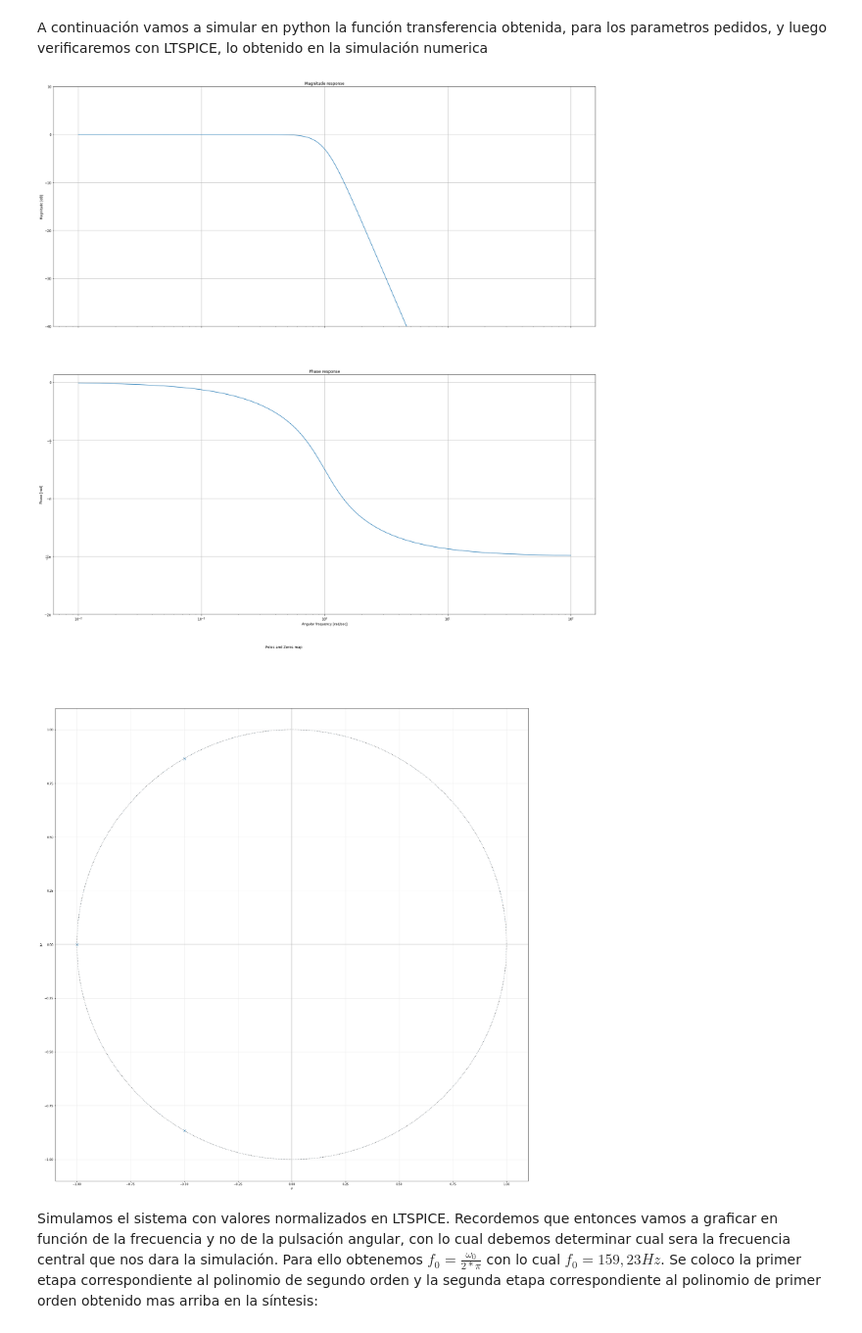
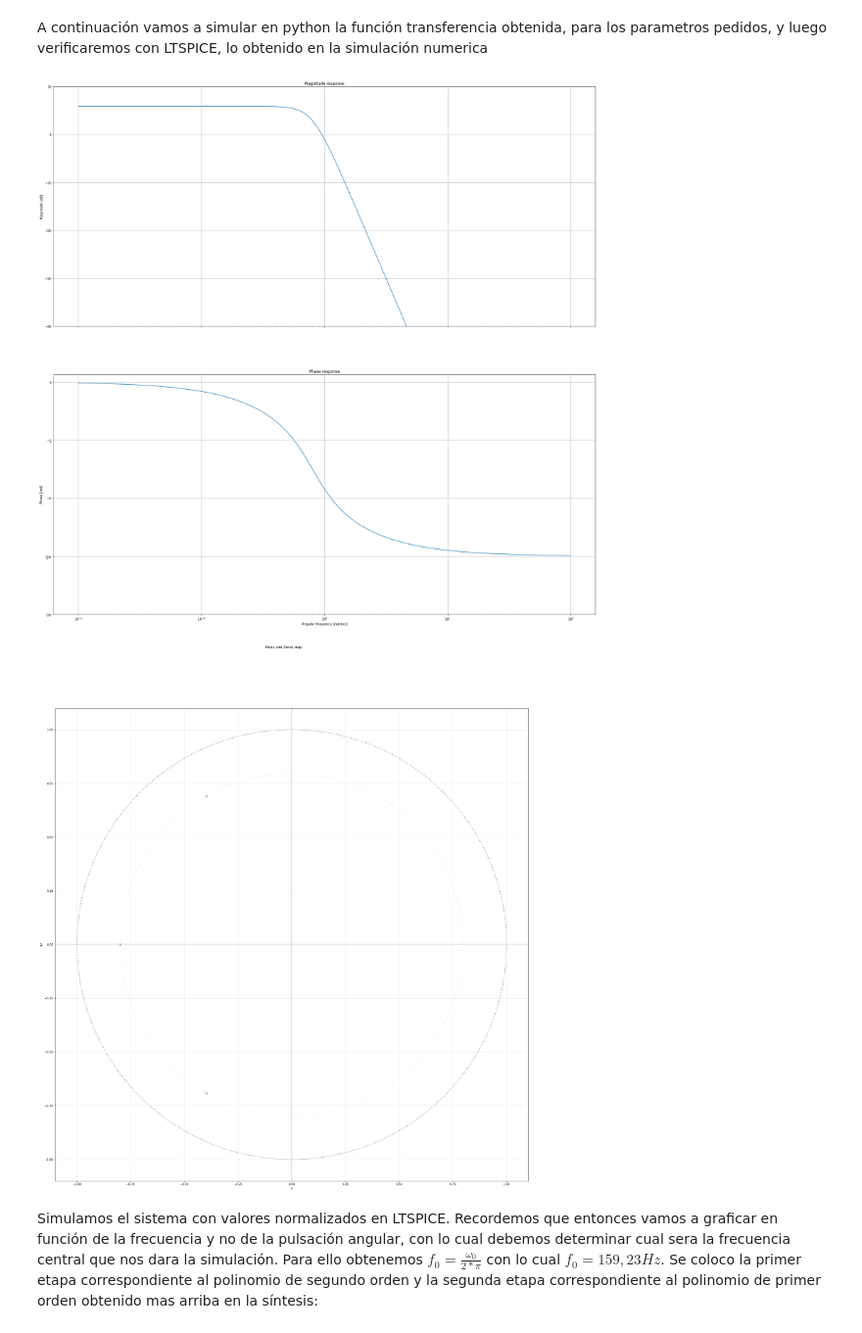
Before and after one commit to Jnino89/TC2_Jupyter_Notebook_1, a Jupyter notebook: TS3/TS3_Niño.ipynb, the cells around one changed output. Shown at 98% size. Cells and saved outputs as stored; diff of their text form; code cells hidden in the pictures.

```diff
--- a/TS3/TS3_Niño.ipynb
+++ b/TS3/TS3_Niño.ipynb
@@ -35,25 +35,25 @@ import matplotlib.pyplot as plt
 # las librerías que usarremos las cargamos solo una vez.
 # %%
 #%% Funcion trasnferencia:
-ep= np.sqrt(0.259)
-w0 = 1.252
-b = 2*np.power(ep,-1/3)
-c = 2*np.power(ep,-2/3)
+ep= np.sqrt(0.258)
+w0 = 1
+b = 2.506#2*np.power(ep,-1/3)
+c = 3.1416#2*np.power(ep,-2/3)
 num1= np.array([1/ep])
-den1 = np.array([1/ep, c*w0, b*w0**2, w0**3 ])
+den1 = np.array([1/ep, c*w0, b*w0**2, w0**3])
 H1 = Funcion.TransferFunction( num1, den1 )
 # Graficamos el diagrama de polos y ceros
 # Graficamos la respuesta en frecuencia para el modulo y la fase.
 _, axes_hdl = bodePlot(H1)
 # para que se vea como uno intuye el módulo. Probar comentar las siguientes 2 líneas
 plt.sca(axes_hdl[0])
 plt.ylim([-40,10])
 plt.gca
 pzmap(H1)
 plt.rcParams['figure.figsize'] = (30,30)
 plt.show()
 # %% [output]
-[figure, old version]
+[figure, new version]
 [figure]
 # %% [markdown]
 Simulamos el sistema con valores normalizados en LTSPICE. Recordemos que entonces vamos a graficar en función de la frecuencia y no de la pulsación angular, con lo cual debemos determinar cual sera la frecuencia central que nos dara la simulación. Para ello obtenemos $f_0 = \frac {\omega _0}{2*\pi}$ con lo cual $f_0 = 159,23 Hz$. Se coloco la primer etapa correspondiente al polinomio de segundo orden y la segunda etapa correspondiente al polinomio de primer orden obtenido mas arriba en la síntesis:
```
Also changed, not shown: parts of 1 cell of this notebook.
